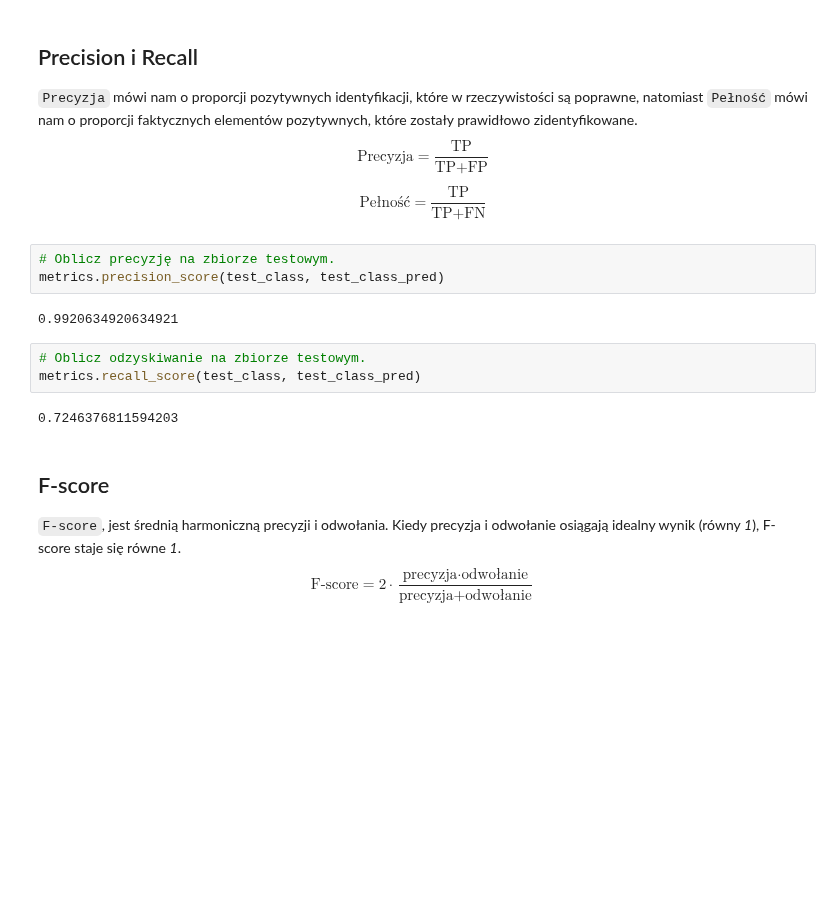
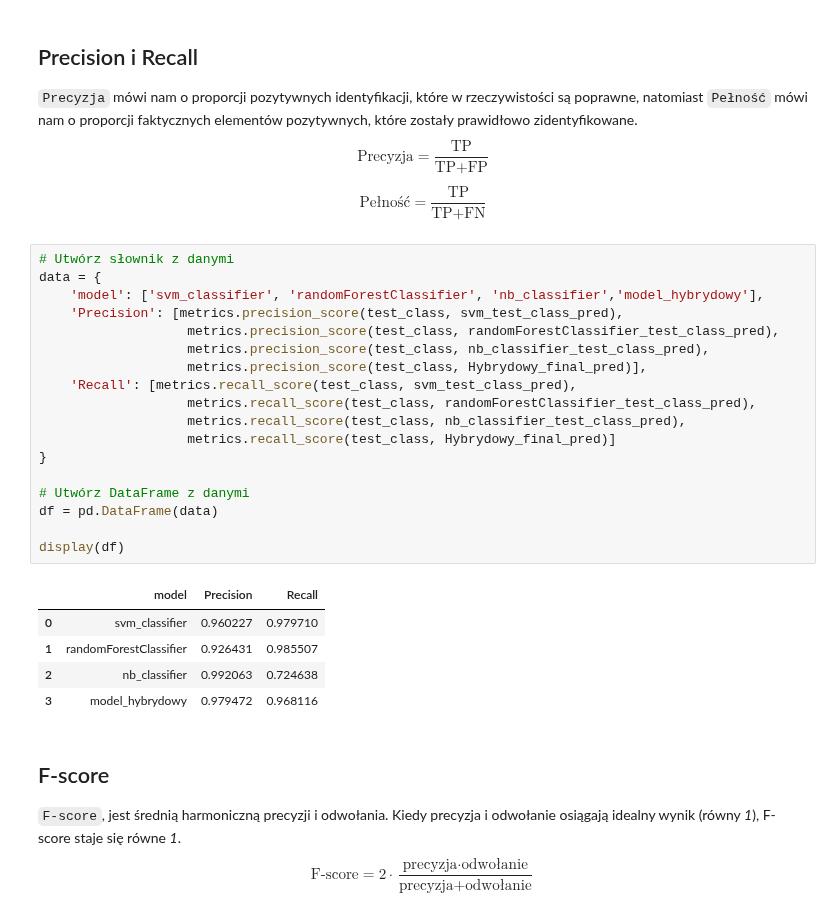
Before and after one commit to patrykzawadzkisggw/mad2, a Jupyter notebook: przyklad.ipynb, the cells around one changed output. Drawn from its saved outputs; the diff is of its cells as text; blank space fills up the shorter version.

```diff
--- a/przyklad.ipynb
+++ b/przyklad.ipynb
@@ -596,16 +596,30 @@ $$
 $$
 \text{Pełność} = \frac{\text{TP}}{\text{TP}+\text{FN}}
 $$
-# %%
-# Oblicz precyzję na zbiorze testowym.
-metrics.precision_score(test_class, test_class_pred)
-# %% [output]
-0.9920634920634921
-# %%
-# Oblicz odzyskiwanie na zbiorze testowym.
-metrics.recall_score(test_class, test_class_pred)
-# %% [output]
-0.7246376811594203
+# %%
+# Utwórz słownik z danymi
+data = {
+    'model': ['svm_classifier', 'randomForestClassifier', 'nb_classifier','model_hybrydowy'],
+    'Precision': [metrics.precision_score(test_class, svm_test_class_pred),
+                   metrics.precision_score(test_class, randomForestClassifier_test_class_pred),
+                   metrics.precision_score(test_class, nb_classifier_test_class_pred),
+                   metrics.precision_score(test_class, Hybrydowy_final_pred)],
+    'Recall': [metrics.recall_score(test_class, svm_test_class_pred),
+                   metrics.recall_score(test_class, randomForestClassifier_test_class_pred),
+                   metrics.recall_score(test_class, nb_classifier_test_class_pred),
+                   metrics.recall_score(test_class, Hybrydowy_final_pred)]
+}
+
+# Utwórz DataFrame z danymi
+df = pd.DataFrame(data)
+
+display(df)
+# %% [output]
+|  | model | Precision | Recall |
+| 0 | svm_classifier | 0.960227 | 0.979710 |
+| 1 | randomForestClassifier | 0.926431 | 0.985507 |
+| 2 | nb_classifier | 0.992063 | 0.724638 |
+| 3 | model_hybrydowy | 0.979472 | 0.968116 |
 # %% [markdown]
 ## F-score
 
```
Also changed, not shown: parts of 4 cells of this notebook.
